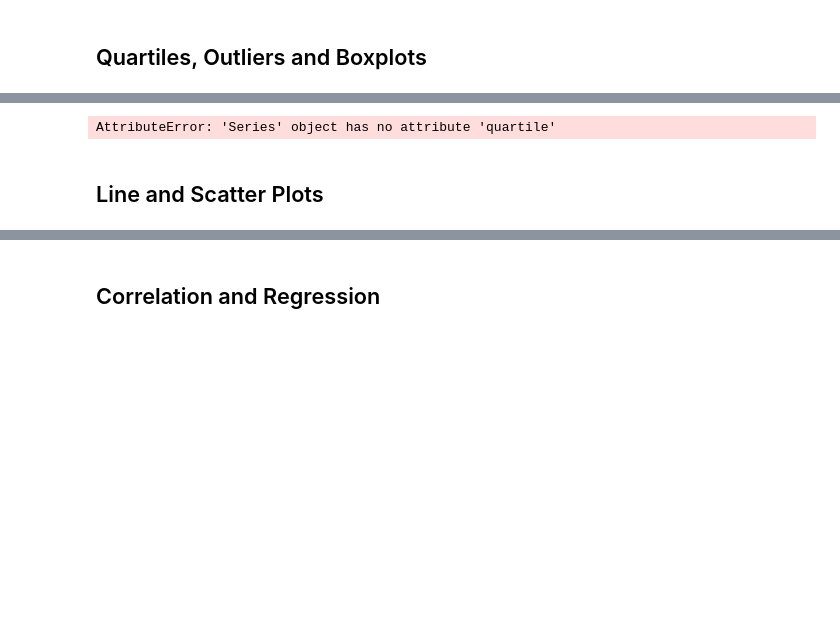
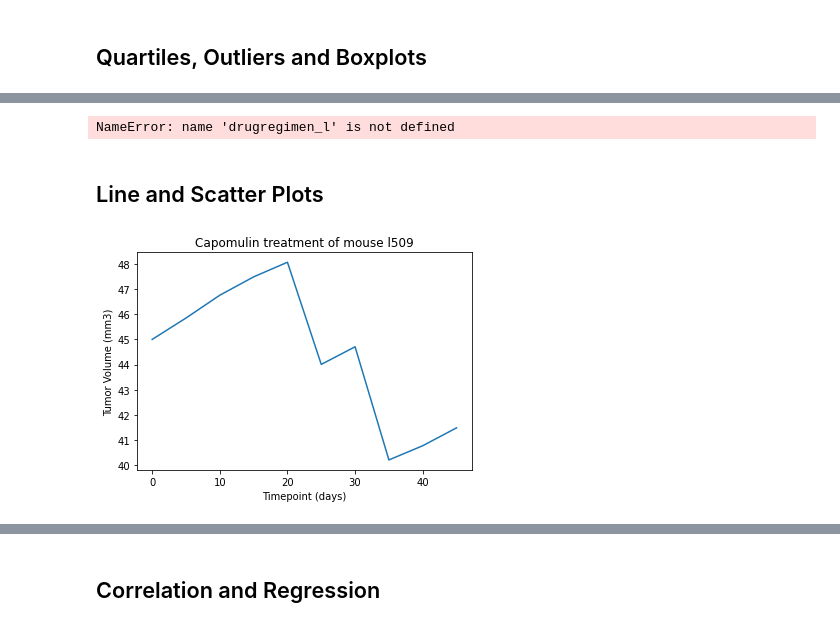
Before and after one commit to GVAlonzo/pymaceuticals, a Jupyter notebook: pymaceuticals_starter.ipynb, the cells around one changed output, grey strips where cells are left out. Cells and saved outputs as stored; diff of their text form; code cells hidden in the pictures; blank space fills up the shorter version.

```diff
--- a/pymaceuticals_starter.ipynb
+++ b/pymaceuticals_starter.ipynb
@@ -272,30 +260,39 @@ max_tp_group
 # %%
 # Put treatments into a list for for loop (and later for plot labels)
-drugregimen_l = max_tp_group["Drug Regimen"].tolist()
-mouseid_l = max_tp_group["Mouse ID"].tolist()
-timepoint_l = max_tp_group["Timepoint"].tolist()
-tumorvol_l = max_tp_group["Tumor Volume"].tolist()
+
+
+#######################################################################
+##
+## NEED TO DO!
+##
+#######################################################################
+
+#drugregimen_l = max_tp_group["Drug Regimen"].tolist()
+#mouseid_l = max_tp_group["Mouse ID"].tolist()
+#timepoint_l = max_tp_group["Timepoint"].tolist()
+#tumorvol_l = max_tp_group["Tumor Volume"].tolist()
 
 # Create empty list to fill with tumor vol data (for plotting)
 
 tumor_vol = []
 
+print(drugregimen_l)
+
 # Calculate the IQR and quantitatively determine if there are any potential outliers.
 
-quartiles = max_tp_group["Tumor Volume"].quartile([.25,.5,.75])
-lowerq = quartiles[0.25]
-upperq = quartiles[0.75]
-iqr = upperq-lowerq
+#quartiles = max_tp_group["Tumor Volume"].quantile([.25,.5,.75])
 
-print(f"The lower quartile of Tumor Volume is: {lowerq}")
-print(f"The upper quartile of Tumor Volume is: {upperq}")
-print(f"The interquartile range of Tumor Volume is: {iqr}")
-print(f"The the median of Tumor Volume is: {quartiles[0.5]} ")
+quartiles = max_tp_group["Tumor Volume"].quantile([.25,.5,.75])
+#lowerq = quartiles[0.25]
+#upperq = quartiles[0.75]
+#iqr = upperq-lowerq
 
-lower_bound = lowerq - (1.5*iqr)
-upper_bound = upperq + (1.5*iqr)
-print(f"Values below {lower_bound} could be outliers.")
-print(f"Values above {upper_bound} could be outliers.")
+#print(f"The lower quartile of Tumor Volume is: {lowerq}")
+#print(f"The upper quartile of Tumor Volume is: {upperq}")
+#print(f"The interquartile range of Tumor Volume is: {iqr}")
+#print(f"The the median of Tumor Volume is: {quartiles[0.5]} ")
+
+
 
     # Locate the rows which contain mice on each drug and get the tumor volumes
 
@@ -304,7 +301,12 @@ print(f"Values above {upper_bound} could be outliers.")
 
 
     # Determine outliers using upper and lower bounds
+
+lower_bound = lowerq - (1.5*iqr)
+upper_bound = upperq + (1.5*iqr)
+print(f"Values below {lower_bound} could be outliers.")
+print(f"Values above {upper_bound} could be outliers.")
 # %% [output]
-AttributeError: 'Series' object has no attribute 'quartile'
+NameError: name 'drugregimen_l' is not defined
 # %%
 # Generate a box plot of the final tumor volume of each mouse across four regimens of interest
@@ -316,0 +322,18 @@ AttributeError: 'Series' object has no attribute 'quartile'
+# %%
+# Generate a line plot of tumor volume vs. time point for a mouse treated with Capomulin
+
+# Set Drug & Mouse ID here for slicing dataframes, chart tiles, labels, etc.
+drug="Capomulin"
+mouse="l509"
+
+# Grab all rows relating to the drug specified above
+drug_df = clean_study_results[clean_study_results["Drug Regimen"] == drug]
+# Grab all rows relating to the mouse specified above
+mouse_drug_df = drug_df[drug_df["Mouse ID"] == mouse]
+plt.title(f"{drug} treatment of mouse {mouse}")
+plt.xlabel("Timepoint (days)")
+plt.ylabel("Tumor Volume (mm3)")
+plt.plot(mouse_drug_df["Timepoint"],mouse_drug_df["Tumor Volume (mm3)"])
+plt.show()
+# %% [output]
+[figure, added]
```
Also changed, not shown: parts of 13 cells of this notebook.
